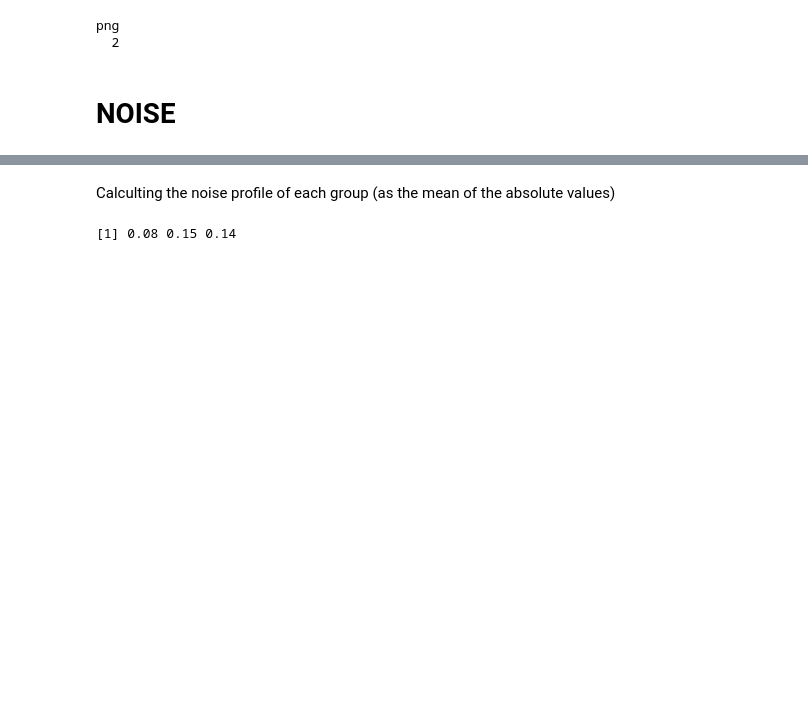
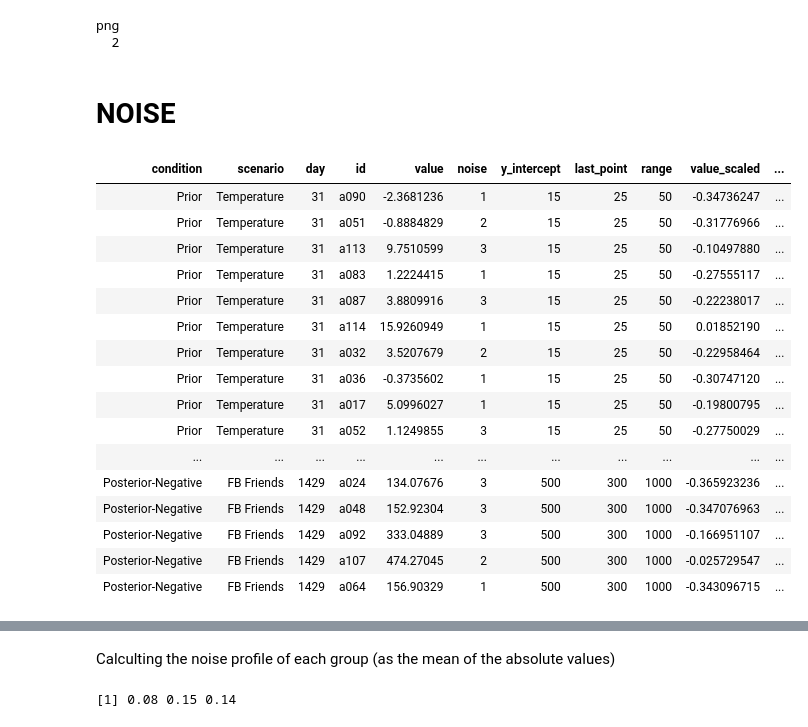
Before and after one commit to ericschulz/compforca, a Jupyter notebook: Data analysis/Catmull-Rom Analysis.ipynb, the cells around one changed output, grey strips where cells are left out. Saved outputs shown, nothing was run; the diff lists cells and outputs as text; code cells hidden in the pictures; blank space fills up the shorter version.

```diff
--- a/Data analysis/Catmull-Rom Analysis.ipynb
+++ b/Data analysis/Catmull-Rom Analysis.ipynb
@@ -928,3 +951,23 @@ png
   2
 # %% [markdown]
 # NOISE
+# %%
+merge(x=norm_data, y=aux, by=c('condition', 'scenario', 'day'), all.x=TRUE)
+# %% [output]
+| condition | scenario | day | id | value | noise | y_intercept | last_point | range | value_scaled | ... |
+| Prior | Temperature | 31 | a090 | -2.3681236 | 1 | 15 | 25 | 50 | -0.34736247 | ... |
+| Prior | Temperature | 31 | a051 | -0.8884829 | 2 | 15 | 25 | 50 | -0.31776966 | ... |
+| Prior | Temperature | 31 | a113 | 9.7510599 | 3 | 15 | 25 | 50 | -0.10497880 | ... |
+| Prior | Temperature | 31 | a083 | 1.2224415 | 1 | 15 | 25 | 50 | -0.27555117 | ... |
+| Prior | Temperature | 31 | a087 | 3.8809916 | 3 | 15 | 25 | 50 | -0.22238017 | ... |
+| Prior | Temperature | 31 | a114 | 15.9260949 | 1 | 15 | 25 | 50 | 0.01852190 | ... |
+| Prior | Temperature | 31 | a032 | 3.5207679 | 2 | 15 | 25 | 50 | -0.22958464 | ... |
+| Prior | Temperature | 31 | a036 | -0.3735602 | 1 | 15 | 25 | 50 | -0.30747120 | ... |
+| Prior | Temperature | 31 | a017 | 5.0996027 | 1 | 15 | 25 | 50 | -0.19800795 | ... |
+| Prior | Temperature | 31 | a052 | 1.1249855 | 3 | 15 | 25 | 50 | -0.27750029 | ... |
+| ... | ... | ... | ... | ... | ... | ... | ... | ... | ... | ... |
+| Posterior-Negative | FB Friends | 1429 | a024 | 134.07676 | 3 | 500 | 300 | 1000 | -0.365923236 | ... |
+| Posterior-Negative | FB Friends | 1429 | a048 | 152.92304 | 3 | 500 | 300 | 1000 | -0.347076963 | ... |
+| Posterior-Negative | FB Friends | 1429 | a092 | 333.04889 | 3 | 500 | 300 | 1000 | -0.166951107 | ... |
+| Posterior-Negative | FB Friends | 1429 | a107 | 474.27045 | 2 | 500 | 300 | 1000 | -0.025729547 | ... |
+| Posterior-Negative | FB Friends | 1429 | a064 | 156.90329 | 1 | 500 | 300 | 1000 | -0.343096715 | ... |
```
Also changed, not shown: parts of 5 cells of this notebook, 5 other files.
